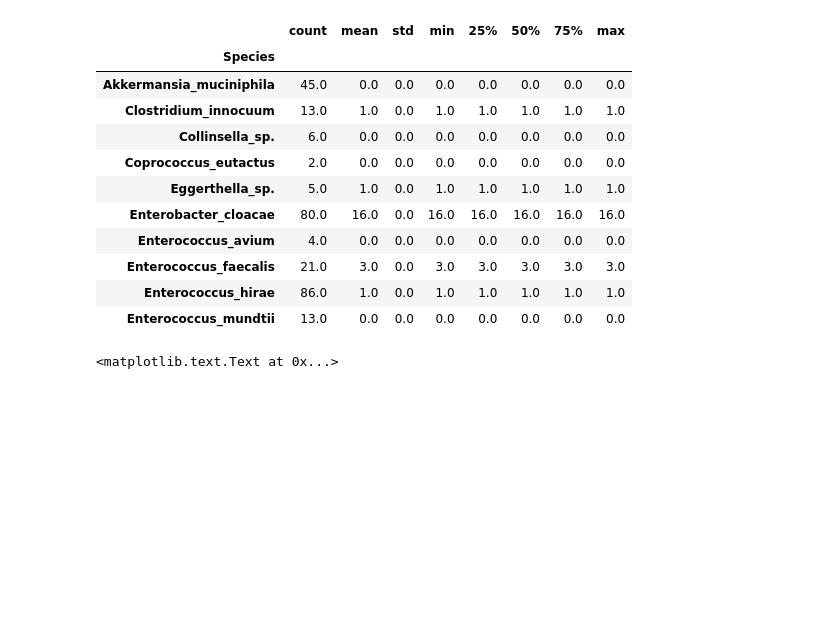
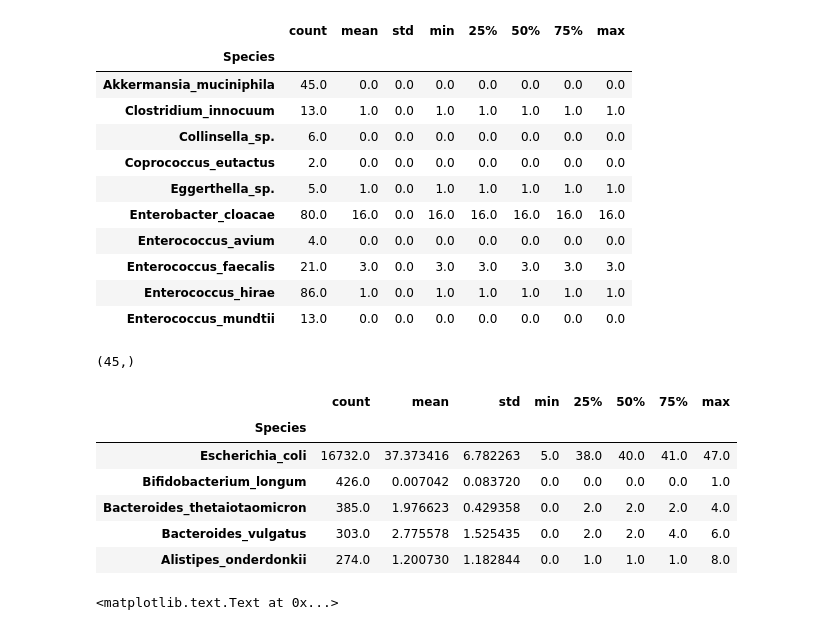
Before and after one commit to cduvallet/amr-risk, a Jupyter notebook: src/exploration/2018-05-02.explore_strict_results.ipynb, the cells around one changed output. Drawn from its saved outputs; the diff is of its cells as text; code cells hidden in the pictures; blank space fills up the shorter version.

```diff
--- a/src/exploration/2018-05-02.explore_strict_results.ipynb
+++ b/src/exploration/2018-05-02.explore_strict_results.ipynb
@@ -356,6 +356,21 @@ species.dropna(subset=['std']).sort_values(by='std').head(10)
 | Enterococcus_faecalis | 21.0 | 3.0 | 0.0 | 3.0 | 3.0 | 3.0 | 3.0 | 3.0 |
 | Enterococcus_hirae | 86.0 | 1.0 | 0.0 | 1.0 | 1.0 | 1.0 | 1.0 | 1.0 |
 | Enterococcus_mundtii | 13.0 | 0.0 | 0.0 | 0.0 | 0.0 | 0.0 | 0.0 | 0.0 |
+# %%
+df.query('Species == "Akkermansia_muciniphila"')['genome'].unique().shape
+# %% [output]
+(45,)
+# %%
+df.query('Species == "Escherichia_coli"')['genome'].unique().shape
+species.sort_values(by='count', ascending=False).head()
+# %% [output]
+|  | count | mean | std | min | 25% | 50% | 75% | max |
+| Species |  |  |  |  |  |  |  |  |
+| Escherichia_coli | 16732.0 | 37.373416 | 6.782263 | 5.0 | 38.0 | 40.0 | 41.0 | 47.0 |
+| Bifidobacterium_longum | 426.0 | 0.007042 | 0.083720 | 0.0 | 0.0 | 0.0 | 0.0 | 1.0 |
+| Bacteroides_thetaiotaomicron | 385.0 | 1.976623 | 0.429358 | 0.0 | 2.0 | 2.0 | 2.0 | 4.0 |
+| Bacteroides_vulgatus | 303.0 | 2.775578 | 1.525435 | 0.0 | 2.0 | 2.0 | 4.0 | 6.0 |
+| Alistipes_onderdonkii | 274.0 | 1.200730 | 1.182844 | 0.0 | 1.0 | 1.0 | 1.0 | 8.0 |
 # %%
 plt.scatter(species['mean'], species['std'])
 plt.xlabel('Mean hits per species')
```
Also changed, not shown: parts of 10 cells of this notebook, 1 other file.
